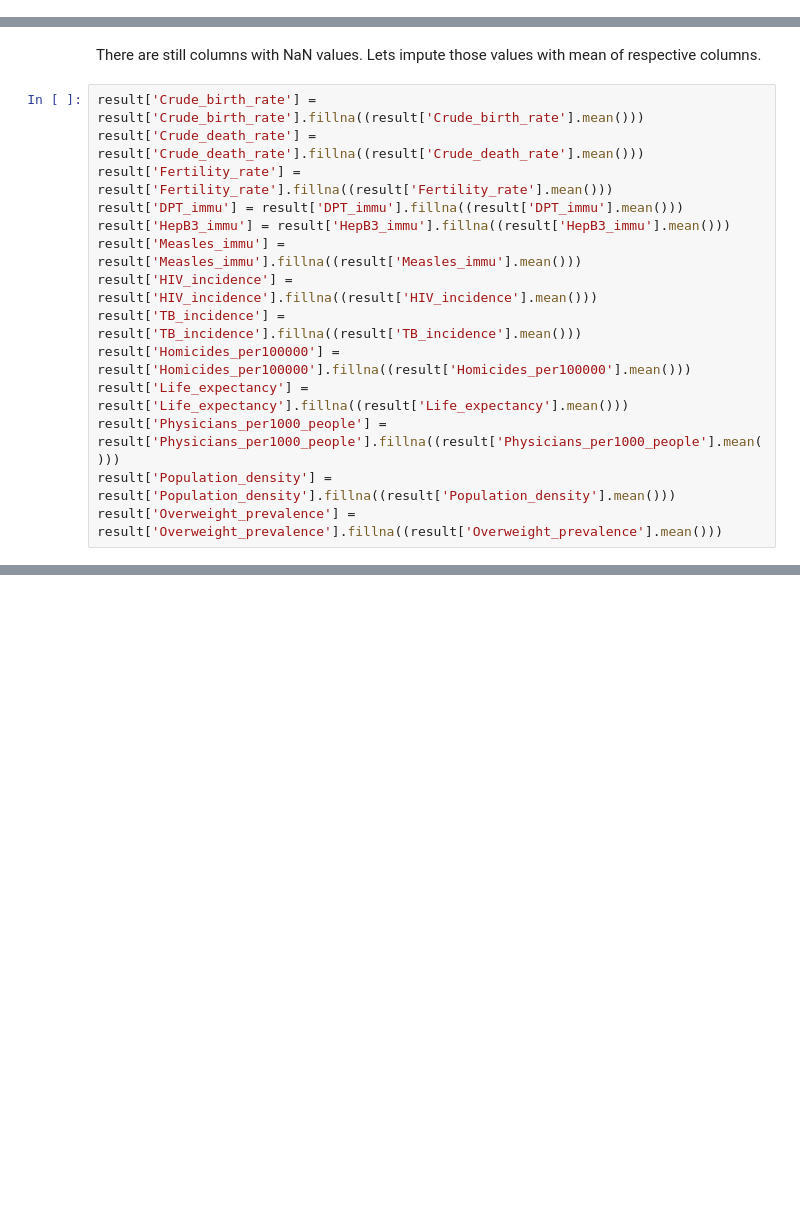
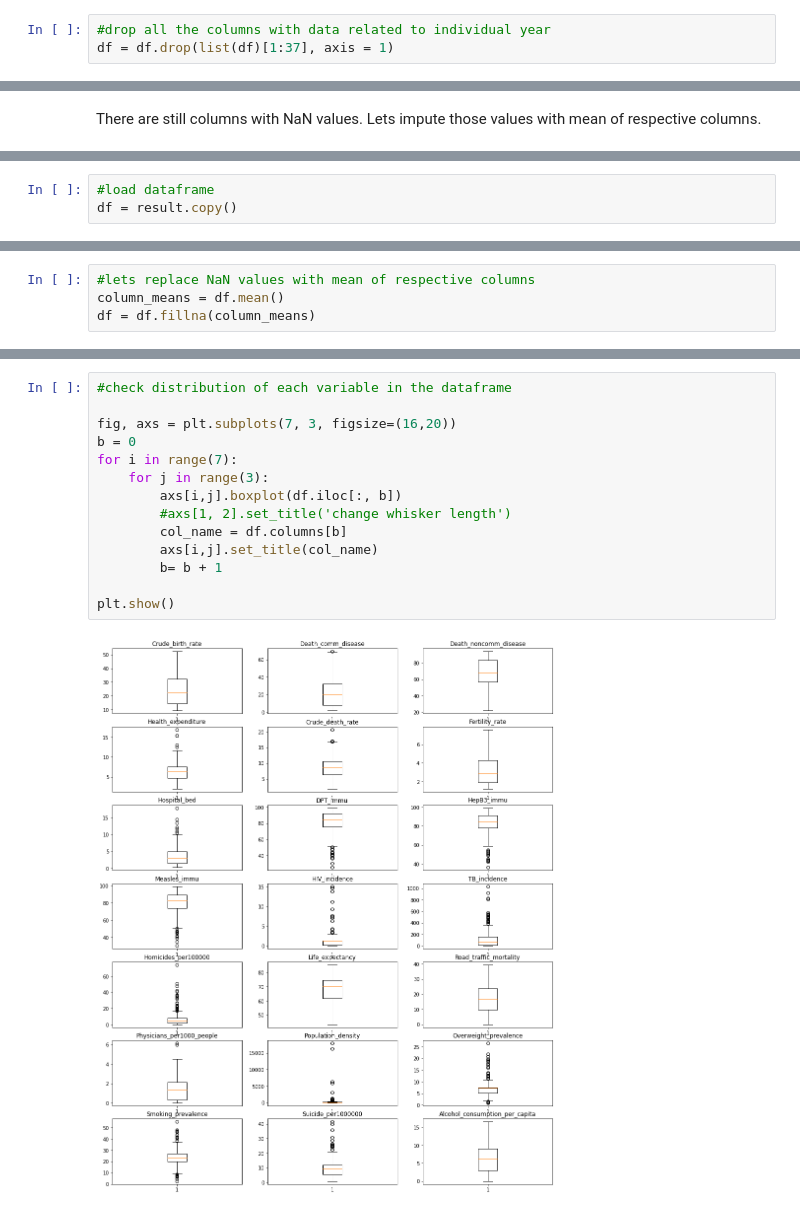
Before and after one commit to susovd/ML-lifeexpectancy-prediction, a Jupyter notebook: 00ETL.ipynb, the cells around one changed output, grey strips where cells are left out. Cells and saved outputs as stored; diff of their text form; blank space fills up the shorter version.

```diff
--- a/00ETL.ipynb
+++ b/00ETL.ipynb
@@ -217,0 +197,3 @@ df_2018.shape
+# %%
+#drop all the columns with data related to individual year
+df = df.drop(list(df)[1:37], axis = 1)
@@ -341,16 +335,2 @@ result.head()
 # %% [markdown]
 There are still columns with NaN values. Lets impute those values with mean of respective columns.
-# %%
-result['Crude_birth_rate'] = result['Crude_birth_rate'].fillna((result['Crude_birth_rate'].mean()))
-result['Crude_death_rate'] = result['Crude_death_rate'].fillna((result['Crude_death_rate'].mean()))
-result['Fertility_rate'] = result['Fertility_rate'].fillna((result['Fertility_rate'].mean()))
-result['DPT_immu'] = result['DPT_immu'].fillna((result['DPT_immu'].mean()))
-result['HepB3_immu'] = result['HepB3_immu'].fillna((result['HepB3_immu'].mean()))
-result['Measles_immu'] = result['Measles_immu'].fillna((result['Measles_immu'].mean()))
-result['HIV_incidence'] = result['HIV_incidence'].fillna((result['HIV_incidence'].mean()))
-result['TB_incidence'] = result['TB_incidence'].fillna((result['TB_incidence'].mean()))
-result['Homicides_per100000'] = result['Homicides_per100000'].fillna((result['Homicides_per100000'].mean()))
-result['Life_expectancy'] = result['Life_expectancy'].fillna((result['Life_expectancy'].mean()))
-result['Physicians_per1000_people'] = result['Physicians_per1000_people'].fillna((result['Physicians_per1000_people'].mean()))
-result['Population_density'] = result['Population_density'].fillna((result['Population_density'].mean()))
-result['Overweight_prevalence'] = result['Overweight_prevalence'].fillna((result['Overweight_prevalence'].mean()))
@@ -386,0 +351,3 @@ dtype: int64
+# %%
+#load dataframe
+df = result.copy()
@@ -386,0 +396,4 @@ dtype: int64
+# %%
+#lets replace NaN values with mean of respective columns
+column_means = df.mean()
+df = df.fillna(column_means)
@@ -387 +435,17 @@ dtype: int64
+# %%
+#check distribution of each variable in the dataframe
+
+fig, axs = plt.subplots(7, 3, figsize=(16,20))
+b = 0
+for i in range(7):
+    for j in range(3):
+        axs[i,j].boxplot(df.iloc[:, b])
+        #axs[1, 2].set_title('change whisker length')
+        col_name = df.columns[b]
+        axs[i,j].set_title(col_name)
+        b= b + 1
+
+plt.show()
+# %% [output]
+[figure, added]
 # %%
```
Also changed, not shown: parts of 42 cells of this notebook, 1 other file.
